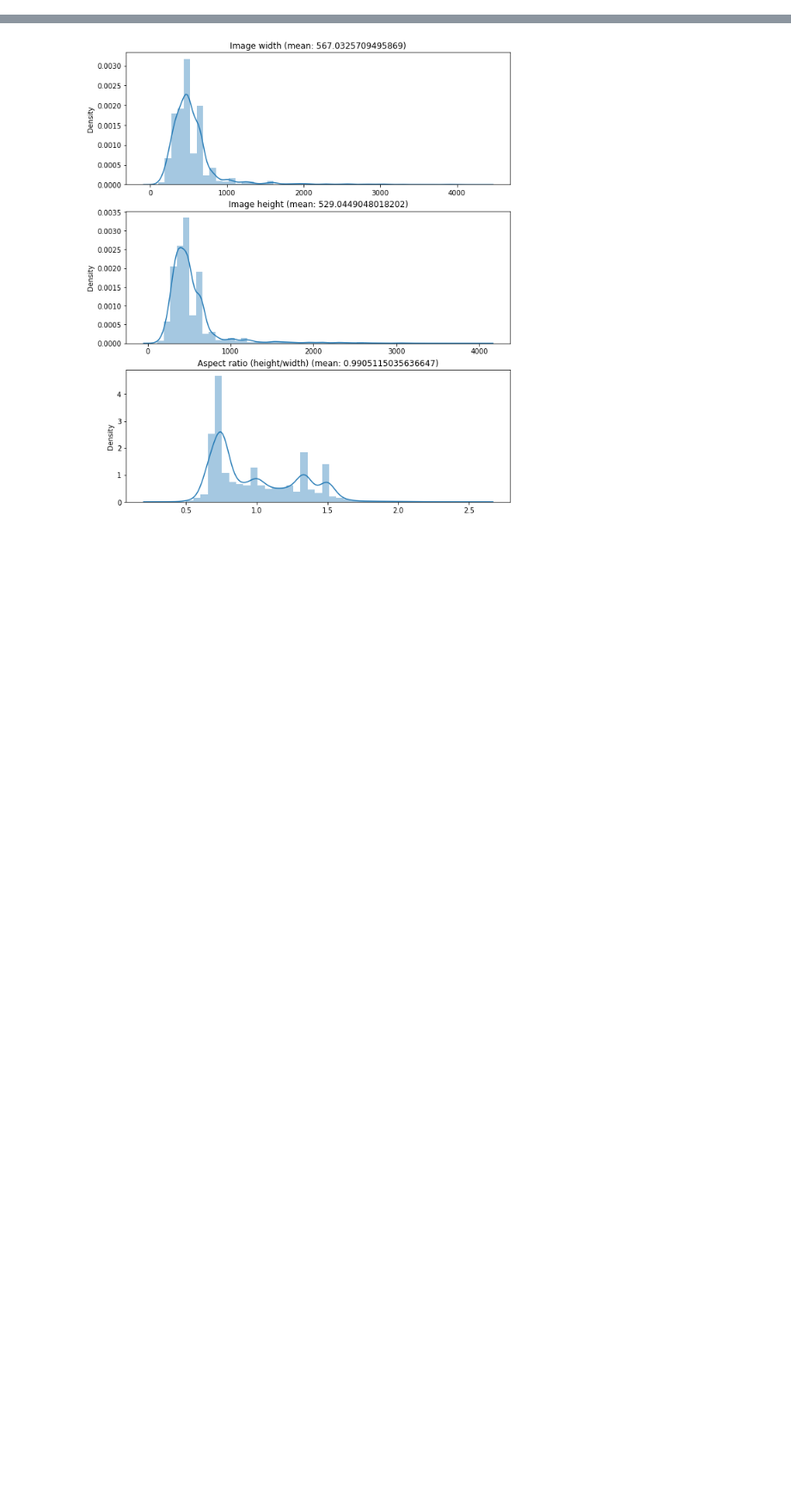
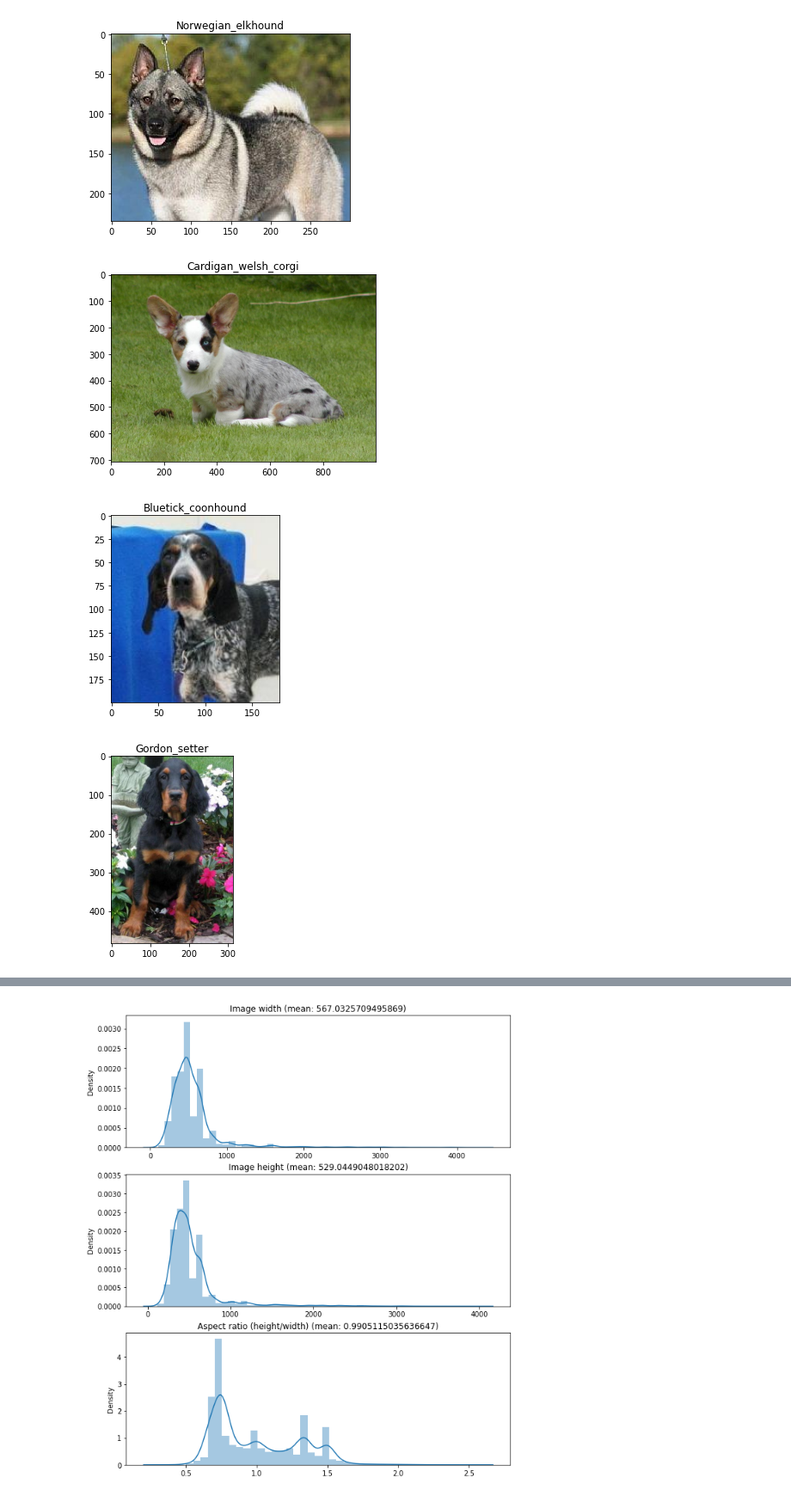
Before and after one commit to GuilhermeBaldo/project-dog-breed-classification, a Jupyter notebook: eda.ipynb, the cells around one changed output, grey strips where cells are left out. Shown at 86% size. Drawn from its saved outputs; the diff is of its cells as text; code cells hidden in the pictures; blank space fills up the shorter version.

Commit message:
eda update with sampling images

```diff
--- a/eda.ipynb
+++ b/eda.ipynb
@@ -6 +7,18 @@ import seaborn as sns
 %matplotlib inline
+# %%
+folder = 'dogImages/train'
+sample_dogbreeds = os.listdir(folder)
+shuffle(sample_dogbreeds)
+
+for sample_dogbreed in sample_dogbreeds[0:9]:
+    dogbreed = sample_dogbreed.split('.')[1]
+    dogbreed_image = cv2.imread(os.path.join(folder, sample_dogbreed, os.listdir(os.path.join(folder, sample_dogbreed))[0]))
+    dogbreed_image = cv2.cvtColor(dogbreed_image, cv2.COLOR_BGR2RGB)
+    plt.imshow(dogbreed_image)
+    plt.title(dogbreed)
+    plt.show()
+# %% [output]
+[figure, added]
+[figure, added]
+[figure, added]
+[figure, added]
```
Also changed, not shown: parts of 3 cells of this notebook.
